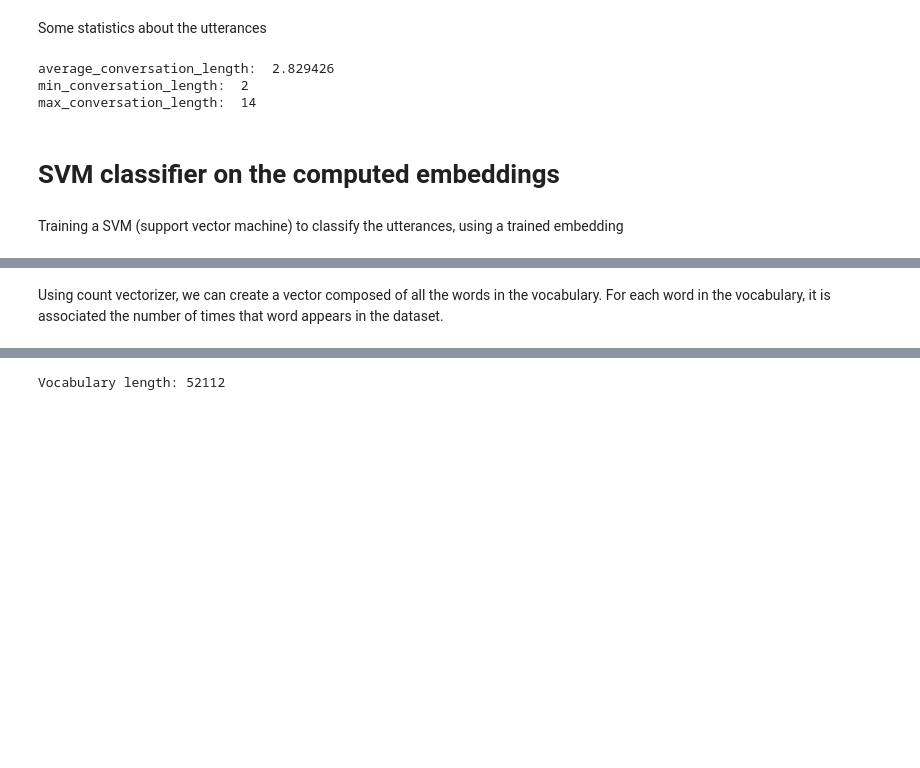
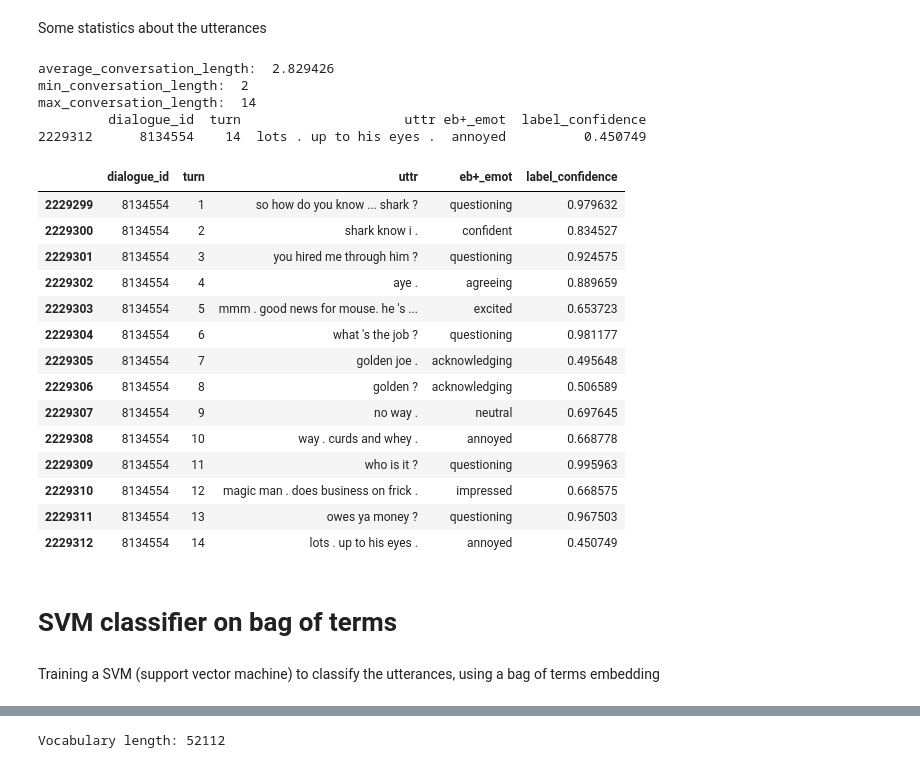
Before and after one commit to SimonGiampy/Natural-Language-Processing-Sentiment-Analysis, a Jupyter notebook: Code/deliverable.ipynb, the cells around one changed output, grey strips where cells are left out. Saved outputs shown, nothing was run; the diff lists cells and outputs as text; code cells hidden in the pictures; blank space fills up the shorter version.

```diff
--- a/Code/deliverable.ipynb
+++ b/Code/deliverable.ipynb
@@ -154,19 +170,41 @@ Some statistics about the utterances
 # %%
 average_conversation_length = dataset.groupby('dialogue_id').count().mean()['uttr']
 min_conversation_length = dataset.groupby('dialogue_id').count().min()['uttr']
 max_conversation_length = dataset.groupby('dialogue_id').count().max()['uttr']
 
 print('average_conversation_length: ', average_conversation_length)
 print('min_conversation_length: ', min_conversation_length)
 print('max_conversation_length: ', max_conversation_length)
+
+df_max = dataset[dataset['turn'] == max_conversation_length]
+print(df_max)
+df_longest_dialogue = dataset[dataset['dialogue_id'] == 8134554]
+df_longest_dialogue.head(15)
 # %% [output]
 average_conversation_length:  2.829426
 min_conversation_length:  2
 max_conversation_length:  14
+         dialogue_id  turn                     uttr eb+_emot  label_confidence
+2229312      8134554    14  lots . up to his eyes .  annoyed          0.450749
+|  | dialogue_id | turn | uttr | eb+_emot | label_confidence |
+| 2229299 | 8134554 | 1 | so how do you know ... shark ? | questioning | 0.979632 |
+| 2229300 | 8134554 | 2 | shark know i . | confident | 0.834527 |
+| 2229301 | 8134554 | 3 | you hired me through him ? | questioning | 0.924575 |
+| 2229302 | 8134554 | 4 | aye . | agreeing | 0.889659 |
+| 2229303 | 8134554 | 5 | mmm . good news for mouse. he 's ... | excited | 0.653723 |
+| 2229304 | 8134554 | 6 | what 's the job ? | questioning | 0.981177 |
+| 2229305 | 8134554 | 7 | golden joe . | acknowledging | 0.495648 |
+| 2229306 | 8134554 | 8 | golden ? | acknowledging | 0.506589 |
+| 2229307 | 8134554 | 9 | no way . | neutral | 0.697645 |
+| 2229308 | 8134554 | 10 | way . curds and whey . | annoyed | 0.668778 |
+| 2229309 | 8134554 | 11 | who is it ? | questioning | 0.995963 |
+| 2229310 | 8134554 | 12 | magic man . does business on frick . | impressed | 0.668575 |
+| 2229311 | 8134554 | 13 | owes ya money ? | questioning | 0.967503 |
+| 2229312 | 8134554 | 14 | lots . up to his eyes . | annoyed | 0.450749 |
 # %% [markdown]
-# SVM classifier on the computed embeddings
+# SVM classifier on bag of terms
 # %% [markdown]
-Training a SVM (support vector machine) to classify the utterances, using a trained embedding
+Training a SVM (support vector machine) to classify the utterances, using a bag of terms embedding
 # %%
 from sklearn.model_selection import train_test_split
 from sklearn.metrics import classification_report
@@ -183,3 +222 @@ train size:  2263540
 validation size:  565886
-# %% [markdown]
-Using count vectorizer, we can create a vector composed of all the words in the vocabulary. For each word in the vocabulary, it is associated the number of times that word appears in the dataset.
```
Also changed, not shown: parts of 43 cells of this notebook, 1 other file.
